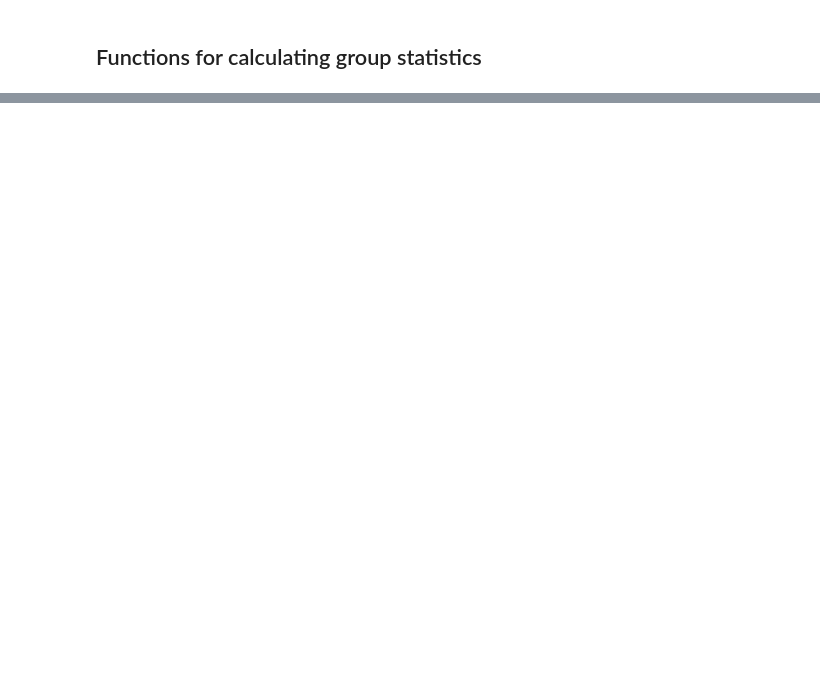
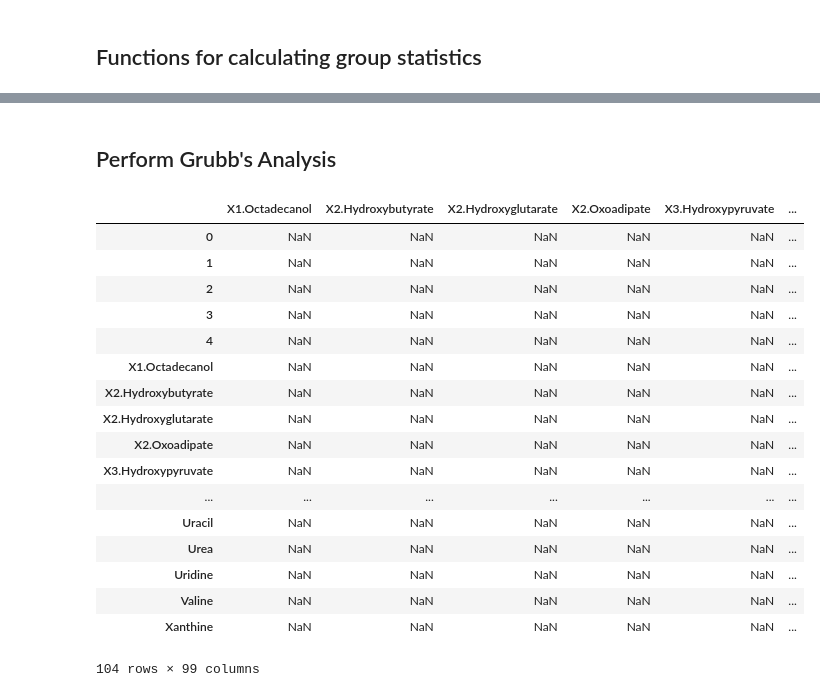
Before and after one commit to Kwamewusu/uihh_nowusu, a Jupyter notebook: metabolomicsViewer.ipynb, the cells around one changed output, grey strips where cells are left out. Cells and saved outputs as stored; diff of their text form; code cells hidden in the pictures; blank space fills up the shorter version.

Commit message:
got functions calculating mean, standard error, mean standard error, and coefficeint of variation

```diff
--- a/metabolomicsViewer.ipynb
+++ b/metabolomicsViewer.ipynb
@@ -43,7 +43,7 @@ for i in range(1,len(groups)):
         count += 1
     else :
         count = 0
-    test1.append((groups[i],count))
+    drug_enumerate.append((groups[i],count))
     oldDrug = groups[i]
 
 
@@ -51,6 +51,5 @@ drug_multiIdx = pd.MultiIndex.from_tuples(drug_enumerate)
 
 # the multi-index Pandas object will be added to this dataframe object
 # for allow for better group analyses using pandas tools for stats.
-metabolites_mif = pd.DataFrame(dataFile[columns])
-
-metabolites_mif.set_axis(labels=drug_multiIdx, axis=0, inplace=False)
+metabolites_mi = pd.DataFrame(dataFile[columns])
+metabolites_mi.set_axis(labels=drug_multiIdx, axis='index', inplace=True)
@@ -118,0 +181,4 @@ jk_df_groups.get_group('Rotenone')[columns].apply(MAD)
+# %%
+conditions = getConditions(groups)
+std = stdErr(conditions,metabolites_mi)
+std
@@ -118,0 +194,3 @@ jk_df_groups.get_group('Rotenone')[columns].apply(MAD)
+# %%
+avg = mean(conditions,metabolites_mi)
+avg
@@ -118,0 +216,24 @@ jk_df_groups.get_group('Rotenone')[columns].apply(MAD)
+# %% [markdown]
+## Perform Grubb's Analysis
+# %%
+madVals = grubbs(conditions,metabolites_mi,avg,std)
+madVals
+# %% [output]
+|  | X1.Octadecanol | X2.Hydroxybutyrate | X2.Hydroxyglutarate | X2.Oxoadipate | X3.Hydroxypyruvate | ... |
+| 0 | NaN | NaN | NaN | NaN | NaN | ... |
+| 1 | NaN | NaN | NaN | NaN | NaN | ... |
+| 2 | NaN | NaN | NaN | NaN | NaN | ... |
+| 3 | NaN | NaN | NaN | NaN | NaN | ... |
+| 4 | NaN | NaN | NaN | NaN | NaN | ... |
+| X1.Octadecanol | NaN | NaN | NaN | NaN | NaN | ... |
+| X2.Hydroxybutyrate | NaN | NaN | NaN | NaN | NaN | ... |
+| X2.Hydroxyglutarate | NaN | NaN | NaN | NaN | NaN | ... |
+| X2.Oxoadipate | NaN | NaN | NaN | NaN | NaN | ... |
+| X3.Hydroxypyruvate | NaN | NaN | NaN | NaN | NaN | ... |
+| ... | ... | ... | ... | ... | ... | ... |
+| Uracil | NaN | NaN | NaN | NaN | NaN | ... |
+| Urea | NaN | NaN | NaN | NaN | NaN | ... |
+| Uridine | NaN | NaN | NaN | NaN | NaN | ... |
+| Valine | NaN | NaN | NaN | NaN | NaN | ... |
+| Xanthine | NaN | NaN | NaN | NaN | NaN | ... |
+104 rows × 99 columns
```
Also changed, not shown: parts of 16 cells of this notebook.
